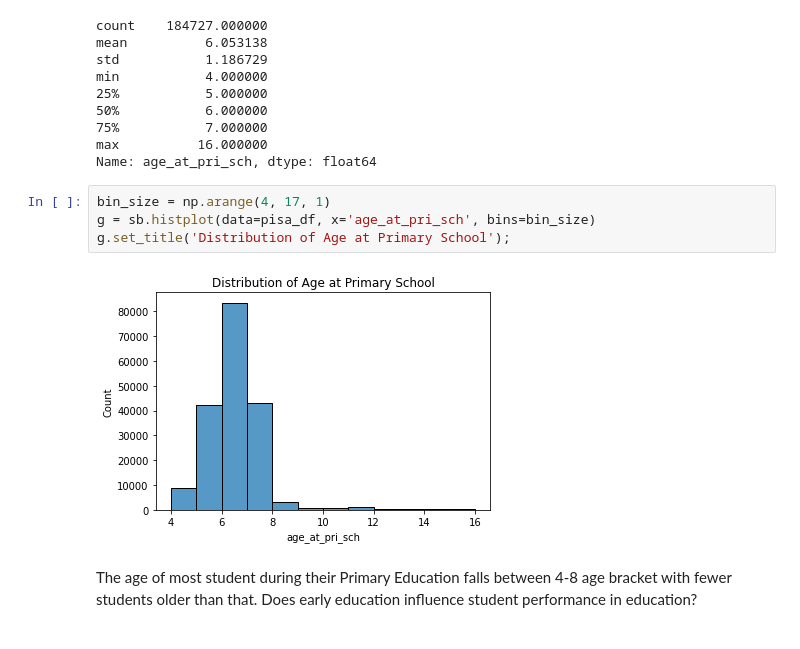
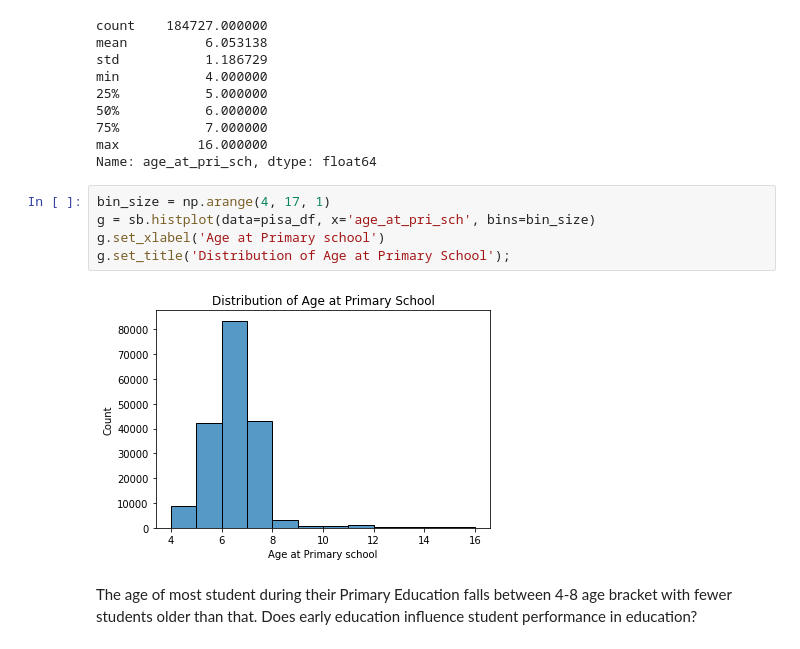
Before and after one commit to comsavvy/Students-Performance-Evaluation, a Jupyter notebook: Part_I_exploration_template.ipynb, the cells around one changed output. Drawn from its saved outputs; the diff is of its cells as text.

```diff
--- a/Part_I_exploration_template.ipynb
+++ b/Part_I_exploration_template.ipynb
@@ -547,8 +553,9 @@ Name: age_at_pri_sch, dtype: float64
 # %%
 bin_size = np.arange(4, 17, 1)
 g = sb.histplot(data=pisa_df, x='age_at_pri_sch', bins=bin_size)
+g.set_xlabel('Age at Primary school')
 g.set_title('Distribution of Age at Primary School');
 # %% [output]
-[figure, old version]
+[figure, new version]
 # %% [markdown]
 The age of most student during their Primary Education falls between 4-8 age bracket with fewer students older than that. Does early education influence student performance in education?
```
Also changed, not shown: parts of 13 cells of this notebook.
